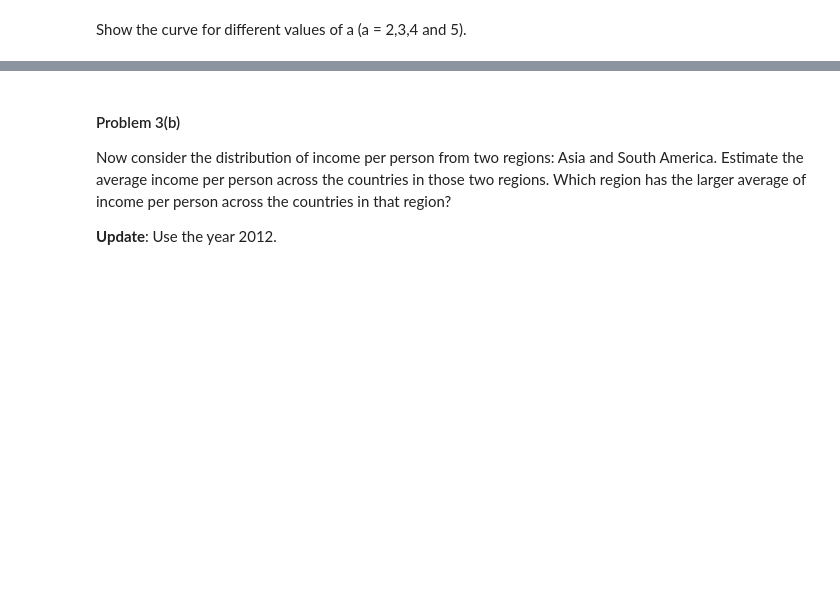
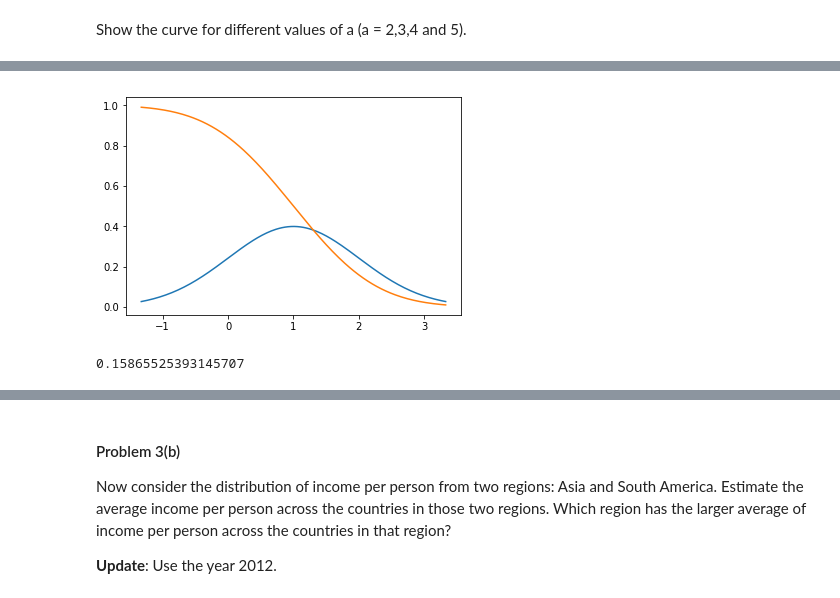
Before and after one commit to suicideBomber1/CS-109, a Jupyter notebook: HW1/HW1.ipynb, the cells around one changed output, grey strips where cells are left out. Cells and saved outputs as stored; diff of their text form; code cells hidden in the pictures; blank space fills up the shorter version.

```diff
--- a/HW1/HW1.ipynb
+++ b/HW1/HW1.ipynb
@@ -502,3 +525,16 @@ Show the curve for different values of a (a = 2,3,4 and 5).
+# %%
+x = np.linspace(norm.ppf(0.01, loc=1), norm.ppf(0.99, loc=1), 200)
+norm_dist = norm.pdf(x, loc=1)
+cdf_dist = norm.cdf(x, loc=1)
+plt.plot(x, norm_dist)
+plt.plot(x, 1-cdf_dist)
+plt.show()
+# %% [output]
+[figure, added]
+# %%
+1-norm.cdf(2, loc=1)
+# %% [output]
+0.15865525393145707
 # %%
 """
 Function
```
Also changed, not shown: parts of 5 cells of this notebook.
